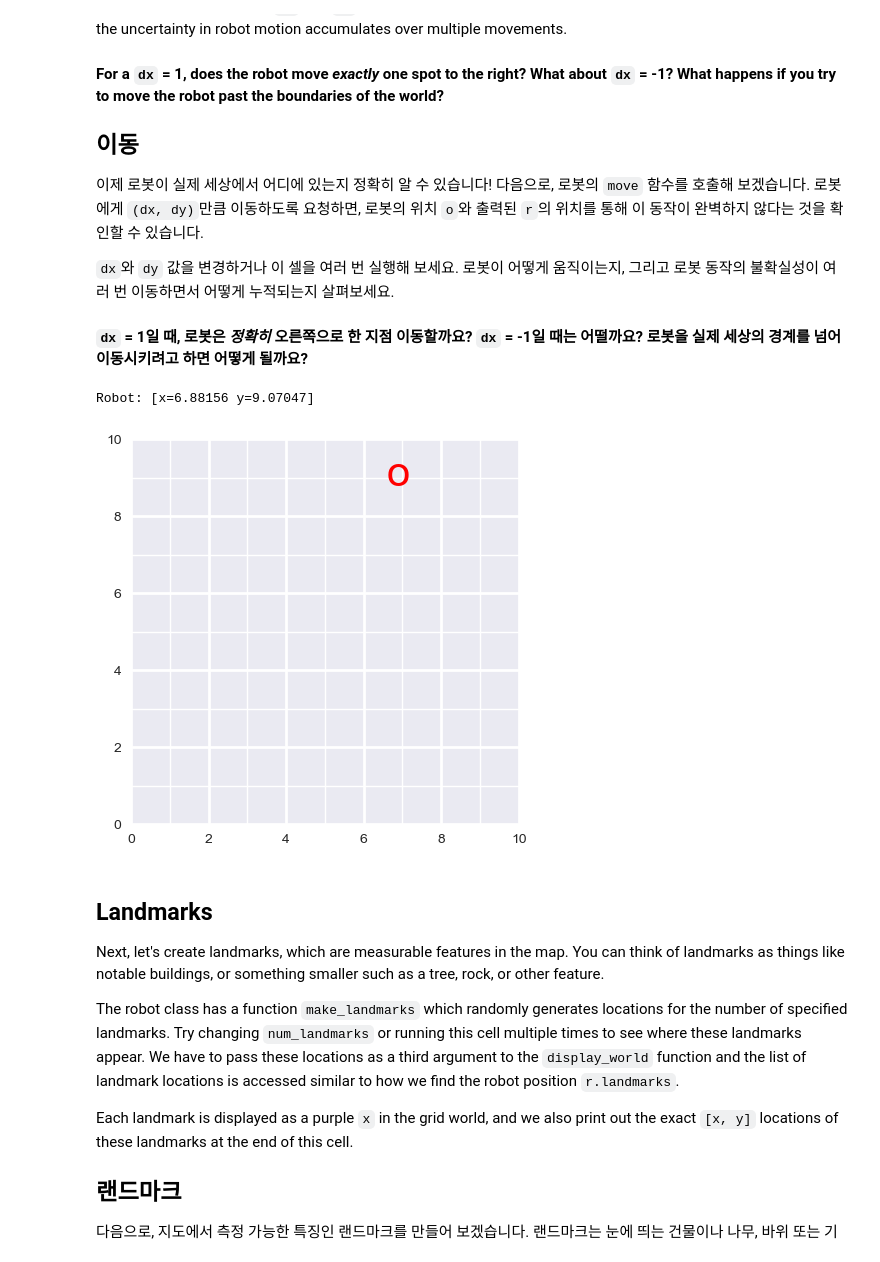
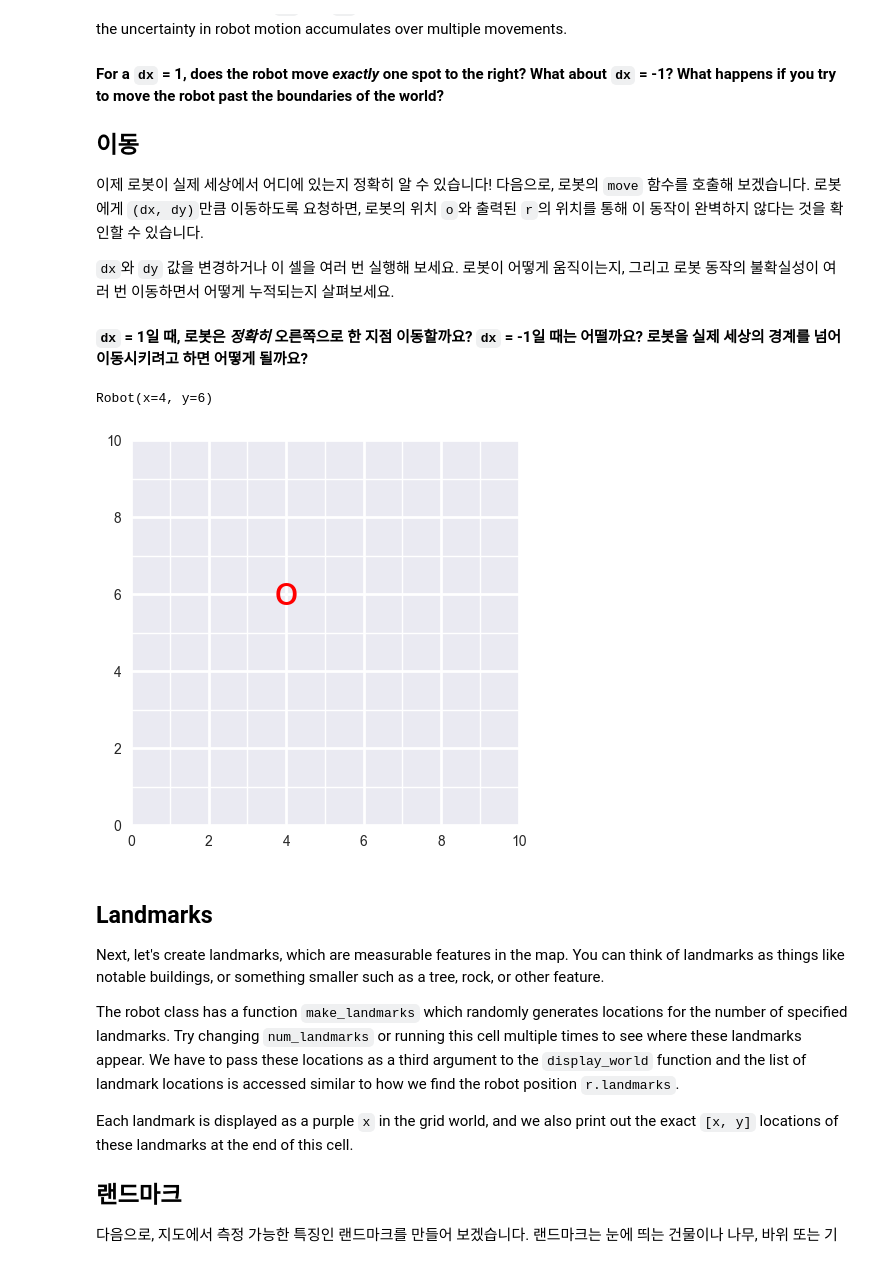
Before and after one commit to aaronkr-classroom/7-graph-slam-hongsw6534, a Jupyter notebook: P3_Implement_SLAM-master/1. Robot Moving and Sensing.ipynb, the cells around one changed output. Drawn from its saved outputs; the diff is of its cells as text; code cells hidden in the pictures.

```diff
--- a/P3_Implement_SLAM-master/1. Robot Moving and Sensing.ipynb
+++ b/P3_Implement_SLAM-master/1. Robot Moving and Sensing.ipynb
@@ -193,21 +249,38 @@ Try changing the values of `dx` and `dy` and/or running this cell multiple times
 `dx`와 `dy` 값을 변경하거나 이 셀을 여러 번 실행해 보세요. 로봇이 어떻게 움직이는지, 그리고 로봇 동작의 불확실성이 여러 번 이동하면서 어떻게 누적되는지 살펴보세요.
 
 #### `dx` = 1일 때, 로봇은 *정확히* 오른쪽으로 한 지점 이동할까요? `dx` = -1일 때는 어떨까요? 로봇을 실제 세상의 경계를 넘어 이동시키려고 하면 어떻게 될까요?
-# %%
-# choose values of dx and dy (negative works, too)
-dx = 1
-dy = 2
-r.move(dx, dy)
-
-# print out the exact location
-print(r)
-
-# display the world after movement, not that this is the same call as before
-# the robot tracks its own movement
-display_world(int(world_size), [r.x, r.y])
-# %% [output]
-Robot: [x=6.88156 y=9.07047]
-[figure, removed]
+# %%
+import matplotlib.pyplot as plt
+from helpers import display_world  # seaborn 설치되어 있어야 함
+
+class Robot:
+    def __init__(self, x=0, y=0):
+        self.x = x
+        self.y = y
+
+    def move(self, dx, dy):
+        self.x += dx
+        self.y += dy
+
+    def __repr__(self):
+        return f"Robot(x={self.x}, y={self.y})"
+
+# 설정
+world_size = 10
+r = Robot(3, 4)
+
+# 이동
+dx = 1
+dy = 2
+r.move(dx, dy)
+
+# 결과 출력 및 시각화
+print(r)
+plt.rcParams["figure.figsize"] = (5, 5)
+display_world(world_size, [r.x, r.y])
+# %% [output]
+Robot(x=4, y=6)
+[figure, added]
 # %% [markdown]
 ## Landmarks
 
```
Also changed, not shown: parts of 10 cells of this notebook, 3 other files.
